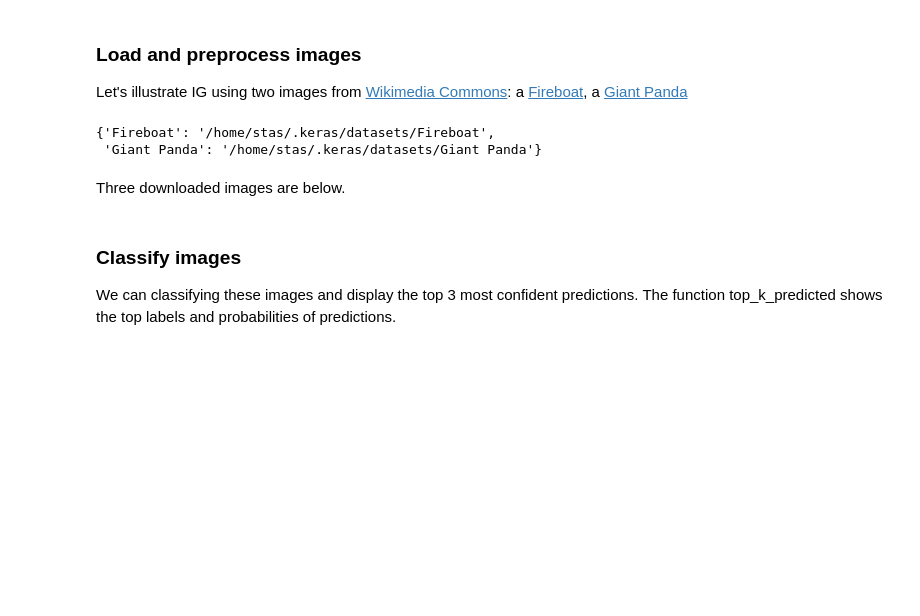
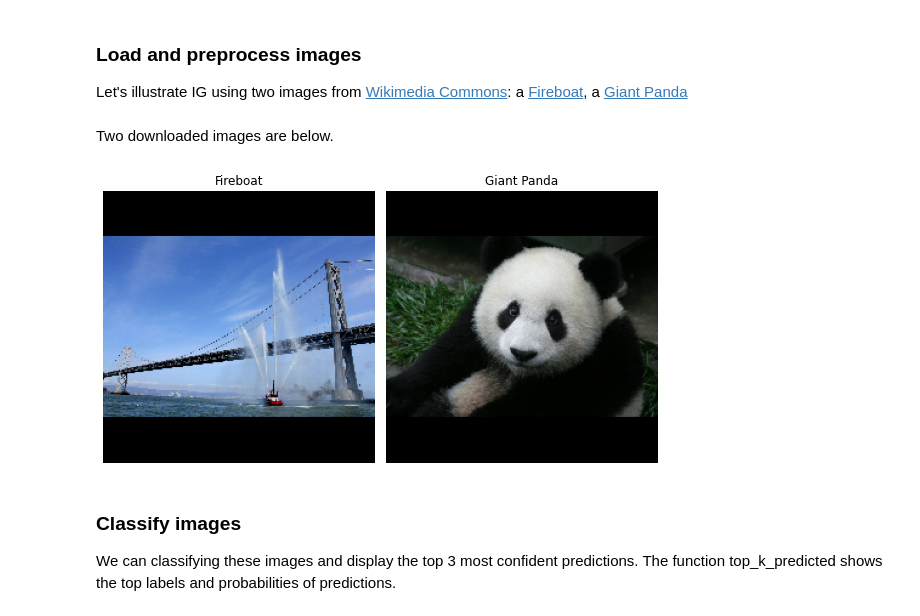
Before and after one commit to stanislav-chekmenev/debugging-dl-models, a Jupyter notebook: notebooks/advanced/5_integrated_gradients.ipynb, the cells around one changed output. Drawn from its saved outputs; the diff is of its cells as text; code cells hidden in the pictures; blank space fills up the shorter version.

```diff
--- a/notebooks/advanced/5_integrated_gradients.ipynb
+++ b/notebooks/advanced/5_integrated_gradients.ipynb
@@ -79,21 +79,18 @@ img_url = {
 
 img_paths = {name: tf.keras.utils.get_file(name, url) for (name, url) in img_url.items()}
 img_name_tensors = {name: read_image(img_path) for (name, img_path) in img_paths.items()}
-# %%
-img_paths
-# %% [output]
-{'Fireboat': '/home/stas/.keras/datasets/Fireboat',
- 'Giant Panda': '/home/stas/.keras/datasets/Giant Panda'}
 # %% [markdown]
-Three downloaded images are below.
+Two downloaded images are below.
 # %%
 plt.figure(figsize=(8, 8))
 for n, (name, img_tensors) in enumerate(img_name_tensors.items()):
-    ax = plt.subplot(1, 3, n+1)
+    ax = plt.subplot(1, 2, n+1)
     ax.imshow(img_tensors)
     ax.set_title(name)
     ax.axis('off')
 plt.tight_layout()
+# %% [output]
+[figure, added]
 # %% [markdown]
 ### Classify images
 We can classifying these images and display the top 3 most confident predictions. The function top_k_predicted shows the top labels and probabilities of predictions.
```
